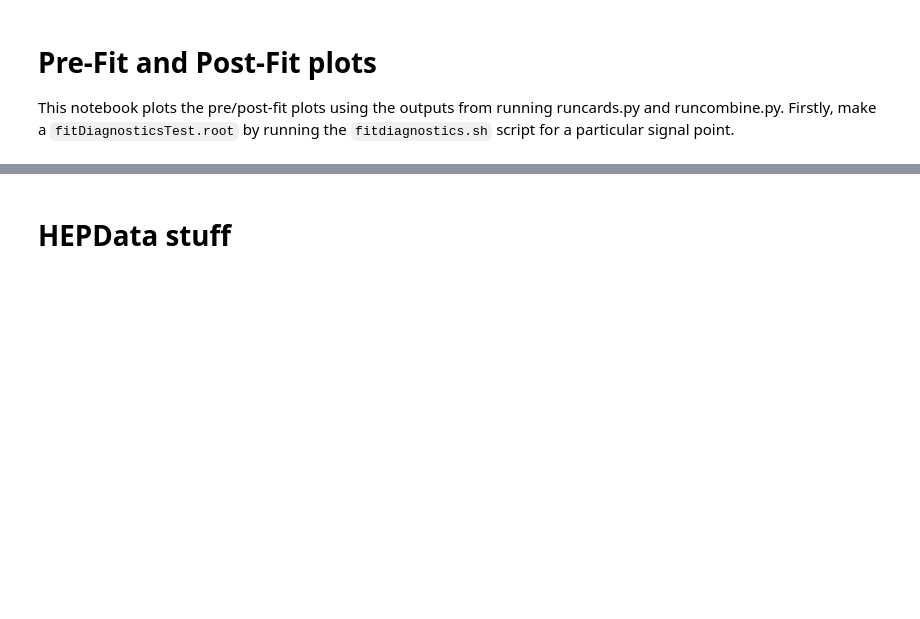
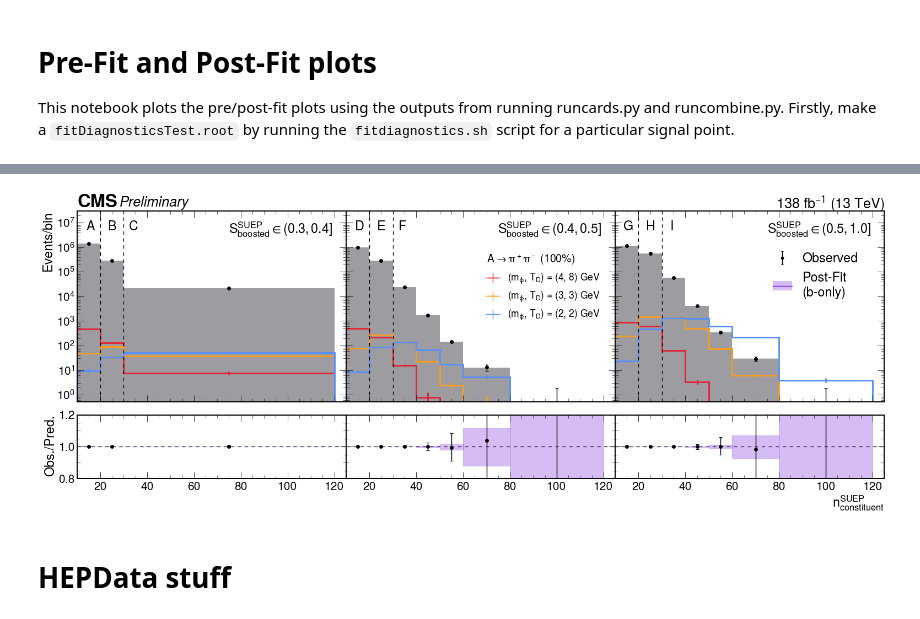
Before and after one commit to SUEPPhysics/SUEPLimits, a Jupyter notebook: notebook_tools/wh_prefit_postfit.ipynb, the cells around one changed output, grey strips where cells are left out. Saved outputs shown, nothing was run; the diff lists cells and outputs as text; code cells hidden in the pictures; blank space fills up the shorter version.

```diff
--- a/notebook_tools/wh_prefit_postfit.ipynb
+++ b/notebook_tools/wh_prefit_postfit.ipynb
@@ -28,11 +29,8 @@ hep.style.use("CMS")
 AN_label = "/home/submit/"+os.environ['USER']+"/SUEP/AN-23-183/images/{}.pdf"
 save_to_AN = False
 # %%
-filename = "../cards/official-combined/cards-combinedWZ_mD3.000_T3.000_modegeneric/fitDiagnosticsTest.root" # replace with your actual ROOT file path
+filename = "../cards/WH_3_9/cards-SUEP_mS125.000_mPhi3.000_T3.000_modegeneric/fitDiagnosticsTest.root" # replace with your actual ROOT file path
 file = uproot.open(filename)
-# %%
-for k in file.keys():
-    print(k)
 # %%
 sames = {}
 for k in file.keys():
@@ -552,5 +534,0 @@ payload_ZH['ch1_SR']['data']
-# %%
-mPhi=3
-T=3
-mode='generic'
-signal_hists, bin_edges = getSignalHists('SUEP_mS125.000_mPhi{:.3f}_T{:.3f}_mode{}'.format(mPhi, T, mode), 'all', 1, mPhi, T, mode)
@@ -575,45 +546,70 @@ for debugging... convention that has been set is ch1=ZH and ch2=WH
 expected file strucutre and naming scheme follows that set by the official-cards/ directory...
 """
 
-WH_SR_plot_objs = create_plot_objects(payload_WH['SR'], payload_WH_err['SR'])
+WH_SR_plot_objs = create_plot_objects(payload_WH['SR'], payload_WH_err['SR'], channelnum='ch2')
 
-WH_SRfig, WH_SRaxs, WH_SRaxrs = make_postfit(WH_SR_plot_objs, channel='WH', region='SR', signals=[(3, 3, 'generic'), (2, 2, 'generic'), (4, 8, 'generic')], postfits='b', prefit=True)
+WH_SRfig, WH_SRaxs, WH_SRaxrs = make_postfit(WH_SR_plot_objs, channel='WH', region='SR', signals=[(4, 8, 'generic'), (3, 3, 'generic'), (2, 2, 'generic')], postfits='b', prefit=False)
 
-WH_SRaxs[2].text(0.68, 0.77, 'W + SUEP',
-            fontsize=20, transform=WH_SRaxs[2].transAxes)
+WH_SRaxs[0].set_ylim(5e-1, 3e7)
+WH_SRaxs[1].set_ylim(5e-1, 3e7)
+WH_SRaxs[2].set_ylim(5e-1, 3e7)
 
  # Hardcoded text labels for each subplot
-WH_SRaxs[0].text(0.05, 0.77, 'A', ha='center', va='center', fontsize=18, transform=WH_SRaxs[0].transAxes, clip_on=False, zorder=10)
-WH_SRaxs[0].text(0.13, 0.77, 'B', ha='center', va='center', fontsize=18, transform=WH_SRaxs[0].transAxes, clip_on=False, zorder=10)
-WH_SRaxs[0].text(0.21, 0.77, 'C', ha='center', va='center', fontsize=18, transform=WH_SRaxs[0].transAxes, clip_on=False, zorder=10)
+WH_SRaxs[0].text(0.05, 0.95, 'A', ha='center', va='top', fontsize=24, transform=WH_SRaxs[0].transAxes)
+WH_SRaxs[0].text(0.13, 0.95, 'B', ha='center', va='top', fontsize=24, transform=WH_SRaxs[0].transAxes)
+WH_SRaxs[0].text(0.21, 0.95, 'C', ha='center', va='top', fontsize=24, transform=WH_SRaxs[0].transAxes)
 
-WH_SRaxs[1].text(0.05, 0.77, 'D', ha='center', va='center', fontsize=18, transform=WH_SRaxs[1].transAxes, clip_on=False, zorder=10)
-WH_SRaxs[1].text(0.13, 0.77, 'E', ha='center', va='center', fontsize=18, transform=WH_SRaxs[1].transAxes, clip_on=False, zorder=10)
-WH_SRaxs[1].text(0.21, 0.77, 'F', ha='center', va='center', fontsize=18, transform=WH_SRaxs[1].transAxes, clip_on=False, zorder=10)
+WH_SRaxs[1].text(0.05, 0.95, 'D', ha='center', va='top', fontsize=24, transform=WH_SRaxs[1].transAxes)
+WH_SRaxs[1].text(0.13, 0.95, 'E', ha='center', va='top', fontsize=24, transform=WH_SRaxs[1].transAxes)
+WH_SRaxs[1].text(0.21, 0.95, 'F', ha='center', va='top', fontsize=24, transform=WH_SRaxs[1].transAxes)
 
-WH_SRaxs[2].text(0.05, 0.81, 'G', ha='center', va='center', fontsize=18, transform=WH_SRaxs[2].transAxes, clip_on=False, zorder=10)
-WH_SRaxs[2].text(0.13, 0.81, 'H', ha='center', va='center', fontsize=18, transform=WH_SRaxs[2].transAxes, clip_on=False, zorder=10)
-WH_SRaxs[2].text(0.21, 0.81, 'I', ha='center', va='center', fontsize=18, transform=WH_SRaxs[2].transAxes, clip_on=False, zorder=10)
+WH_SRaxs[2].text(0.05, 0.95, 'G', ha='center', va='top', fontsize=24, transform=WH_SRaxs[2].transAxes)
+WH_SRaxs[2].text(0.13, 0.95, 'H', ha='center', va='top', fontsize=24, transform=WH_SRaxs[2].transAxes)
+WH_SRaxs[2].text(0.21, 0.95, 'I', ha='center', va='top', fontsize=24, transform=WH_SRaxs[2].transAxes)
 
+WH_SRaxs[0].text(0.95, 0.95, '$S^{\mathrm{SUEP}}_{\mathrm{boosted}} \in (0.3, 0.4]$', transform=WH_SRaxs[0].transAxes, fontsize=24, verticalalignment='top', horizontalalignment='right')
+WH_SRaxs[1].text(0.95, 0.95, '$S^{\mathrm{SUEP}}_{\mathrm{boosted}} \in (0.4, 0.5]$', transform=WH_SRaxs[1].transAxes, fontsize=24, verticalalignment='top', horizontalalignment='right')
+WH_SRaxs[2].text(0.95, 0.95, '$S^{\mathrm{SUEP}}_{\mathrm{boosted}} \in (0.5, 1.0]$', transform=WH_SRaxs[2].transAxes, fontsize=24, verticalalignment='top', horizontalalignment='right')
 
-cms = WH_SRaxs[0].text(
-    0.0, 1.01, u"CMS ",
-    fontsize=24, fontweight='bold',
-    transform=WH_SRaxs[0].transAxes,
-    horizontalalignment='left'
-)
-simulation = WH_SRaxs[0].text(
-    0.12, 1.01, u"Preliminary",
-    fontsize=24, fontstyle='italic',
-    transform=WH_SRaxs[0].transAxes,
-    horizontalalignment='left'
-)
-saveToPAS = True
+WH_SRaxs[0].yaxis.set_major_locator(ticker.LogLocator(base=10.0, numticks=20))
+WH_SRaxs[0].yaxis.set_major_formatter(ticker.LogFormatterSciNotation())
+WH_SRaxs[0].yaxis.set_minor_locator(ticker.LogLocator(base=10.0, subs=np.arange(2, 10) * 0.1, numticks=10))
+WH_SRaxs[0].yaxis.set_minor_formatter(ticker.NullFormatter())
+
+WH_SRaxs[1].yaxis.set_major_locator(ticker.LogLocator(base=10.0, numticks=20))
+WH_SRaxs[1].yaxis.set_major_formatter(ticker.NullFormatter())
+WH_SRaxs[1].yaxis.set_minor_locator(ticker.LogLocator(base=10.0, subs=np.arange(2, 10) * 0.1, numticks=10))
+WH_SRaxs[1].yaxis.set_minor_formatter(ticker.NullFormatter())
+
+WH_SRaxs[2].yaxis.set_major_locator(ticker.LogLocator(base=10.0, numticks=20))
+WH_SRaxs[2].yaxis.set_major_formatter(ticker.NullFormatter())
+WH_SRaxs[2].yaxis.set_minor_locator(ticker.LogLocator(base=10.0, subs=np.arange(2, 10) * 0.1, numticks=10))
+WH_SRaxs[2].yaxis.set_minor_formatter(ticker.NullFormatter())
+
+WH_SRaxs[1].legend(bbox_to_anchor=(0.98, 0.73), fontsize=18, loc='upper right')
+WH_SRaxs[1].text(0.85, 0.78, "$A \\rightarrow \pi^+\pi^-$ (100%)", va='top', ha='right',
+        fontsize=20, transform=WH_SRaxs[1].transAxes)
+
+# cms = WH_SRaxs[0].text(
+#     0.0, 1.01, u"CMS ",
+#     fontsize=24, fontweight='bold',
+#     transform=WH_SRaxs[0].transAxes,
+#     horizontalalignment='left'
+# )
+# simulation = WH_SRaxs[0].text(
+#     0.12, 1.01, u"Preliminary",
+#     fontsize=24, fontstyle='italic',
+#     transform=WH_SRaxs[0].transAxes,
+#     horizontalalignment='left'
+# )
+hep.cms.label(ax=WH_SRaxs[0], llabel="Preliminary", rlabel="")
+saveToPAS = False
 PAS_postfit = '/home/submit/lavezzo/SUEP/PAS/EXO-24-030/images/' + 'WH_prepostfit_mD3_T3_mD2_T2_mD4_T8.pdf'
-if saveToPAS: WH_SRfig.savefig(PAS_postfit)
+WH_SRfig.tight_layout()
+if saveToPAS: WH_SRfig.savefig(PAS_postfit, bbox_inches='tight')
 save_to_AN = False
 if save_to_AN: WH_SRfig.savefig(AN_label.format('prepostfit'))
-plot_utils.savefig(WH_SRfig, '../' 'WH_prepostfit_mD3_T3')
+WH_SRfig.savefig('/home/submit/lavezzo/public_html/WH/WH_prepostfit_mD3_T3.png',dpi=300, transparent=True, bbox_inches='tight')
 plt.show()
 
 # ---------------------------------------------------------------------------------------------------------------------------------------------------
@@ -673,33 +669,35 @@ plt.show()
 # GJLSfig, GJLSaxs, GJLSaxrs = make_postfit(GJLS_plot_objs, region='GJLS')
 # GJLSaxs[2].text(0.68, 0.77, '$\gamma$ + jets',
 #             fontsize=20, transform=GJLSaxs[2].transAxes)
 # cms = GJLSaxs[0].text(
 #     0.0, 1.01, u"CMS ",
 #     fontsize=24, fontweight='bold',
 #     transform=GJLSaxs[0].transAxes,
 #     horizontalalignment='left'
 # )
 # GJHS_plot_objs = create_plot_objects(payload['GJHS'], payload_err['GJHS'])
 # GJHSfig, GJHSaxs, GJHSaxrs = make_postfit(
 #     GJHS_plot_objs, region='GJHS',
 #     signals=[(2, 2, 'generic'), (4, 4, 'generic'), (8, 8, 'generic')]
 # )
 # GJHSaxs[2].text(0.68, 0.77, '$\gamma$ + jets',
 #             fontsize=20, transform=GJHSaxs[2].transAxes)
 # cms = GJHSaxs[0].text(
 #     0.0, 1.01, u"CMS ",
 #     fontsize=24, fontweight='bold',
 #     transform=GJHSaxs[0].transAxes,
 #     horizontalalignment='left'
 # )
 # _ = GJHSaxs[0].set_ylim(5e-1, 1e8)
 # _ = GJHSaxs[1].set_ylim(5e-1, 1e8)
 # _ = GJHSaxs[2].set_ylim(5e-1, 1e8)
 # _ = GJHSaxrs[0].set_ylim(0.5, 1.3)
 # _ = GJHSaxrs[1].set_ylim(0.5, 1.3)
 # _ = GJHSaxrs[2].set_ylim(0.5, 1.3)
 
 # if save_to_AN: GJHSfig.savefig(AN_label.format('VRGJ_prepostfit'))
+# %% [output]
+[figure, added]
 # %% [markdown]
 # HEPData stuff
 # %% [markdown]
```
Also changed, not shown: parts of 9 cells of this notebook, 2 other files.
